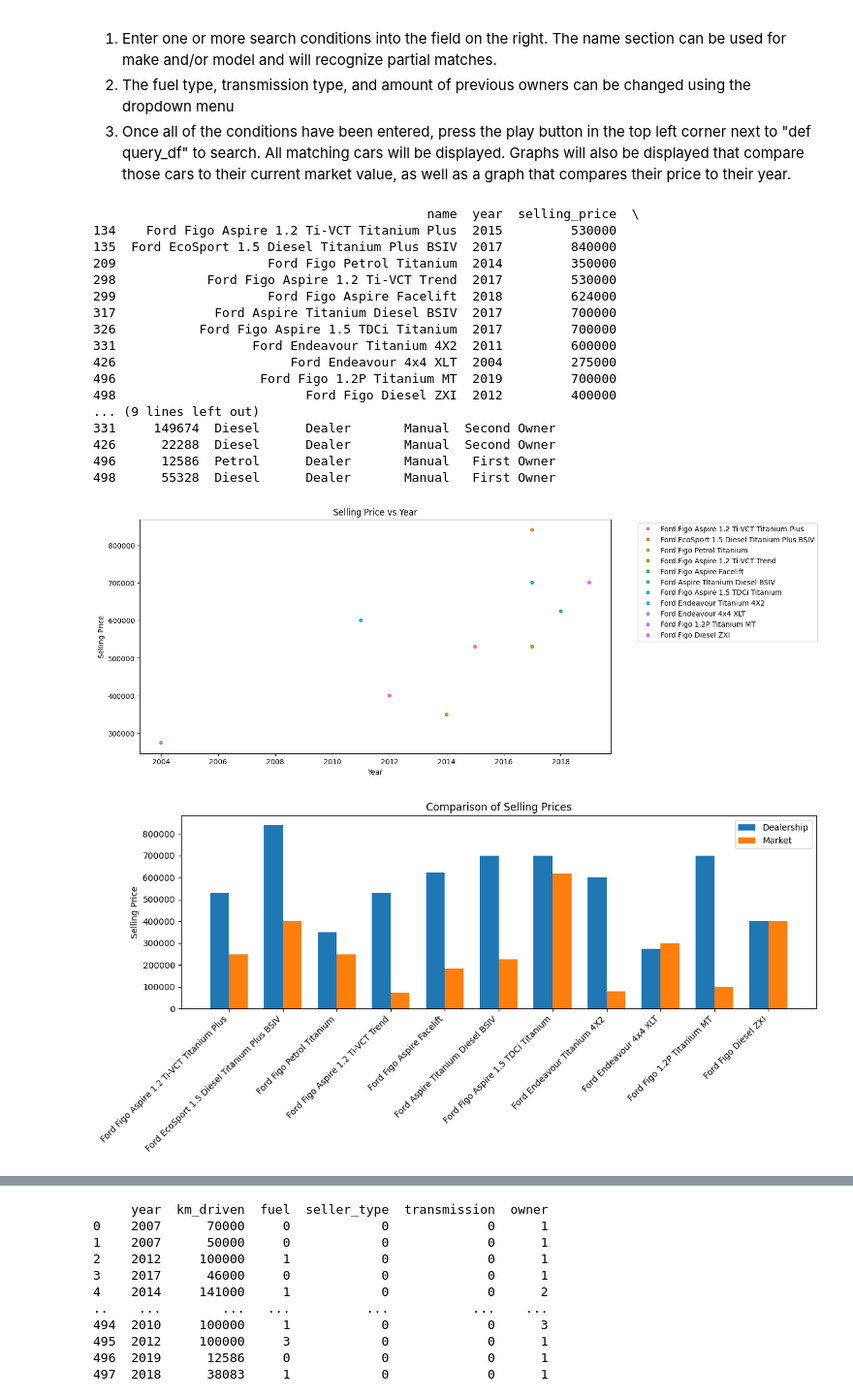
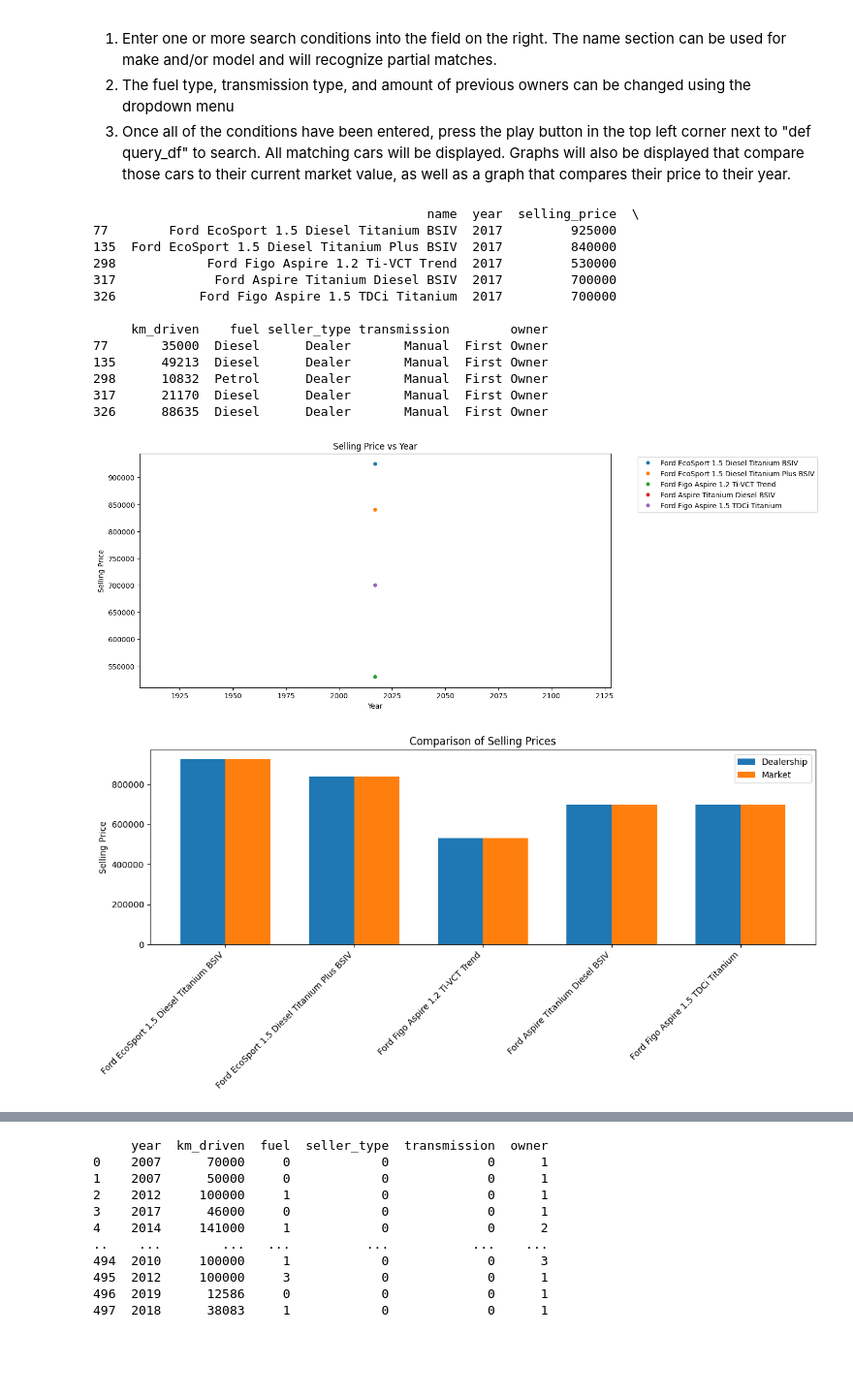
Before and after one commit to Jbolda2/Capstone, a Jupyter notebook: JBolda_QueryTool.ipynb, the cells around one changed output, grey strips where cells are left out. Shown: that part at 97% size. Drawn from its saved outputs; the diff is of its cells as text; code cells hidden in the pictures; blank space fills up the shorter version.

```diff
--- a/JBolda_QueryTool.ipynb
+++ b/JBolda_QueryTool.ipynb
@@ -267,46 +267,42 @@ def query_df(df, name=None, year=None, mileage=None, selling_price=None, fuel=No
     query_results = query_results[query_results['transmission'] == transmission]
   if owner != "Any":
     if owner == 'First Owner':
       query_results = query_results[query_results['owner'] == 'First Owner']
     elif owner == 'Second Owner':
       query_results = query_results[query_results['owner'].isin(['First Owner', 'Second Owner'])]
     elif owner == 'Third Owner':
       query_results = query_results[query_results['owner'].isin(['First Owner', 'Second Owner', "Third Owner"])]
     elif owner == 'Fourth & Above Owner':
       query_results = query_results[query_results['owner'].isin(['First Owner', 'Second Owner', "Third Owner", "Fourth & Above Owner"])]
   return query_results
 
 
 Name = "Ford" #@param {type:"string"}
-Year =  None#@param {type:"number"}
+Year =  2017#@param {type:"number"}
 Miles = None#@param {type:"number"}
 Price = None#@param {type:"number"}
 Fuel = "Any" #@param ["Any", "Diesel", "Petrol", "LPG", "CNG"]
 Transmission = "Any" #@param ["Any", "Automatic", "Manual"]
 Owners = "Any" #@param ["Any", "First Owner", "Second Owner", "Third Owner", "Fourth & Above Owner"]
 
 results = query_df(df, name=Name, year=Year, mileage=Miles, selling_price=Price, fuel=Fuel, seller_type= "Dealer", transmission=Transmission, owner=Owners)
 print(results)
 visualize_results(results)
 create_bar_graph(results, df2)
 # %% [output]
                                             name  year  selling_price  \
-134    Ford Figo Aspire 1.2 Ti-VCT Titanium Plus  2015         530000
+77        Ford EcoSport 1.5 Diesel Titanium BSIV  2017         925000
 135  Ford EcoSport 1.5 Diesel Titanium Plus BSIV  2017         840000
-209                    Ford Figo Petrol Titanium  2014         350000
 298            Ford Figo Aspire 1.2 Ti-VCT Trend  2017         530000
-299                    Ford Figo Aspire Facelift  2018         624000
 317             Ford Aspire Titanium Diesel BSIV  2017         700000
 326           Ford Figo Aspire 1.5 TDCi Titanium  2017         700000
-331                  Ford Endeavour Titanium 4X2  2011         600000
-426                       Ford Endeavour 4x4 XLT  2004         275000
-496                   Ford Figo 1.2P Titanium MT  2019         700000
-498                         Ford Figo Diesel ZXI  2012         400000
-... (9 lines left out)
-331     149674  Diesel      Dealer       Manual  Second Owner
-426      22288  Diesel      Dealer       Manual  Second Owner
-496      12586  Petrol      Dealer       Manual   First Owner
-498      55328  Diesel      Dealer       Manual   First Owner
+
+     km_driven    fuel seller_type transmission        owner
+77       35000  Diesel      Dealer       Manual  First Owner
+135      49213  Diesel      Dealer       Manual  First Owner
+298      10832  Petrol      Dealer       Manual  First Owner
+317      21170  Diesel      Dealer       Manual  First Owner
+326      88635  Diesel      Dealer       Manual  First Owner
-[figure, old version]
+[figure, new version]
-[figure, old version]
+[figure, new version]
 # %% [markdown]
```
Also changed, not shown: parts of 10 cells of this notebook.
